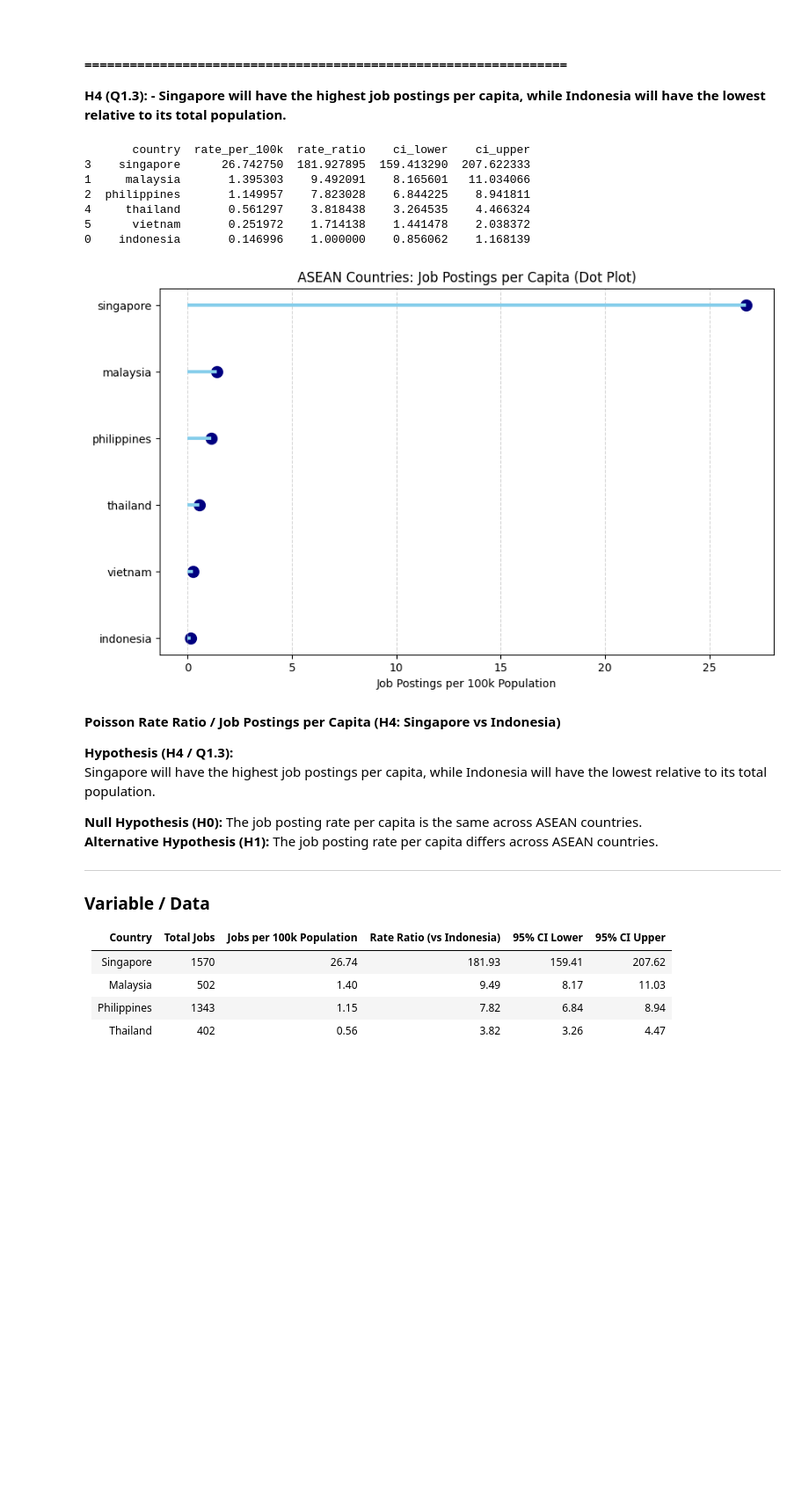
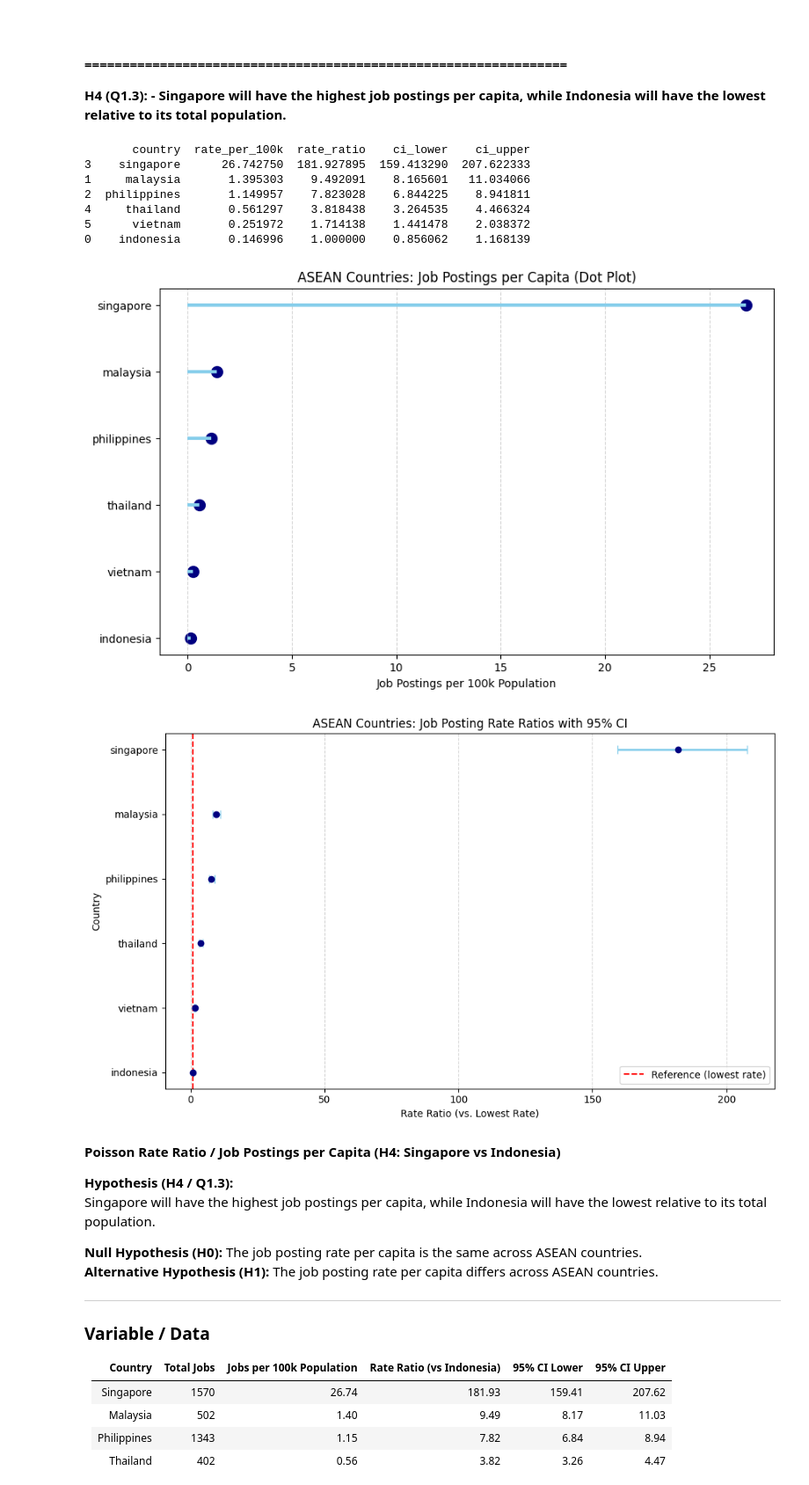
Before and after one commit to KMarttt/jobstreet-scrapper, a Jupyter notebook: data_title_analyzation/q1_analyzation.ipynb, the cells around one changed output. Shown at 88% size. Drawn from its saved outputs; the diff is of its cells as text; code cells hidden in the pictures; blank space fills up the shorter version.

```diff
--- a/data_title_analyzation/q1_analyzation.ipynb
+++ b/data_title_analyzation/q1_analyzation.ipynb
@@ -715,33 +755,69 @@ ref_rate = df_jobs['rate_per_100k'].min()
 
 # Calculate rate ratio relative to lowest rate
 df_jobs['rate_ratio'] = df_jobs['rate_per_100k'] / ref_rate
 
 # Compute approximate 95% CI using Poisson approximation
 df_jobs['ci_lower'] = df_jobs['rate_ratio'] * np.exp(-1.96 * np.sqrt(1/df_jobs['total_jobs'] + 1/df_jobs['total_jobs'].min()))
 df_jobs['ci_upper'] = df_jobs['rate_ratio'] * np.exp( 1.96 * np.sqrt(1/df_jobs['total_jobs'] + 1/df_jobs['total_jobs'].min()))
 
 print(df_jobs[['country','rate_per_100k','rate_ratio','ci_lower','ci_upper']])
 
 # ---------------------------
 # Dot plot
 # ---------------------------
 df_jobs_sorted = df_jobs.sort_values('rate_per_100k', ascending=True)
 plt.figure(figsize=(10,6))
 plt.hlines(y=df_jobs_sorted['country'], xmin=0, xmax=df_jobs_sorted['rate_per_100k'], color='skyblue', linewidth=3)
 plt.scatter(df_jobs_sorted['rate_per_100k'], df_jobs_sorted['country'], color='navy', s=100)
 plt.xlabel('Job Postings per 100k Population')
 plt.title('ASEAN Countries: Job Postings per Capita (Dot Plot)')
 plt.grid(axis='x', linestyle='--', alpha=0.5)
 plt.show()
+
+
+
+# ---------------------------
+# Forest plot for Rate Ratios with 95% CI
+# ---------------------------
+df_jobs_sorted = df_jobs.sort_values("rate_ratio", ascending=True)
+
+plt.figure(figsize=(10, 6))
+
+# Plot confidence intervals
+plt.errorbar(
+    x=df_jobs_sorted["rate_ratio"],
+    y=df_jobs_sorted["country"],
+    xerr=[
+        df_jobs_sorted["rate_ratio"] - df_jobs_sorted["ci_lower"],
+        df_jobs_sorted["ci_upper"] - df_jobs_sorted["rate_ratio"]
+    ],
+    fmt="o",
+    color="navy",
+    ecolor="skyblue",
+    elinewidth=2,
+    capsize=4
+)
+
+# Reference line at 1 (baseline country)
+plt.axvline(x=1, color="red", linestyle="--", label="Reference (lowest rate)")
+
+plt.xlabel("Rate Ratio (vs. Lowest Rate)")
+plt.ylabel("Country")
+plt.title("ASEAN Countries: Job Posting Rate Ratios with 95% CI")
+plt.legend()
+plt.grid(axis="x", linestyle="--", alpha=0.5)
+plt.tight_layout()
+plt.show()
 # %% [output]
        country  rate_per_100k  rate_ratio    ci_lower    ci_upper
 3    singapore      26.742750  181.927895  159.413290  207.622333
 1     malaysia       1.395303    9.492091    8.165601   11.034066
 2  philippines       1.149957    7.823028    6.844225    8.941811
 4     thailand       0.561297    3.818438    3.264535    4.466324
 5      vietnam       0.251972    1.714138    1.441478    2.038372
 0    indonesia       0.146996    1.000000    0.856062    1.168139
 [figure]
+[figure, added]
 # %% [markdown]
 **Poisson Rate Ratio / Job Postings per Capita (H4: Singapore vs Indonesia)**
 
```
Also changed, not shown: parts of 3 cells of this notebook.
